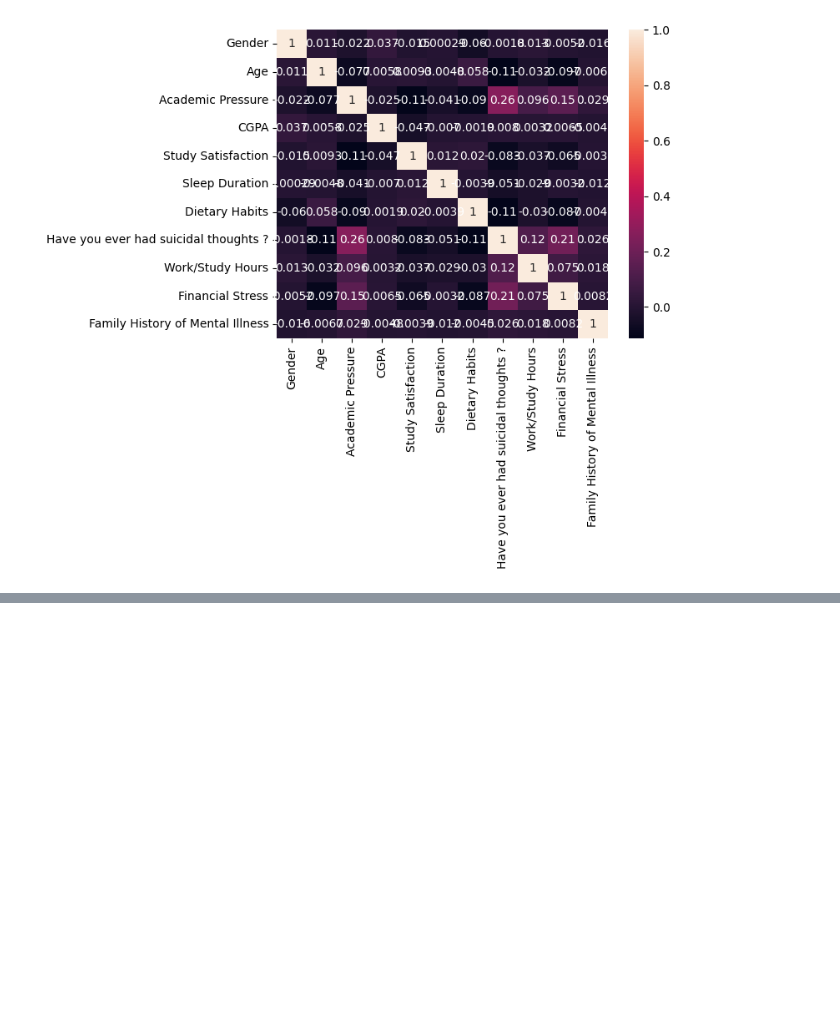
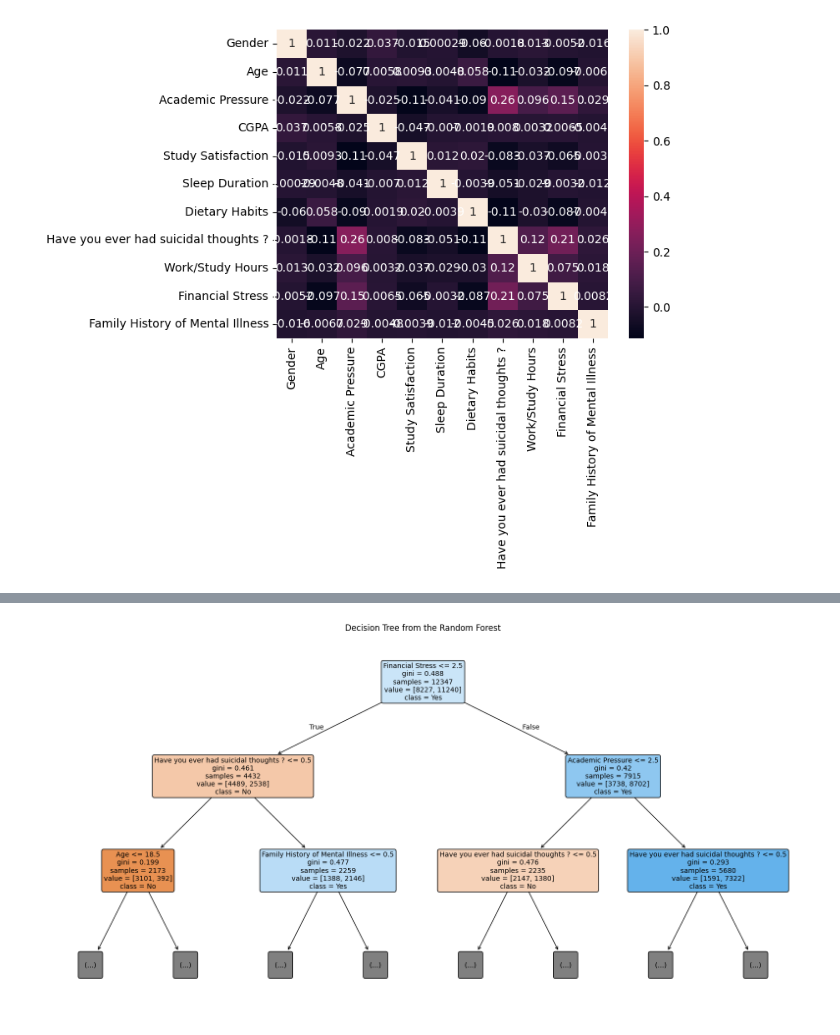
Before and after one commit to seba-art/proyecto1, a Jupyter notebook: prueba.ipynb, the cells around one changed output, grey strips where cells are left out. Saved outputs shown, nothing was run; the diff lists cells and outputs as text; code cells hidden in the pictures; blank space fills up the shorter version.

```diff
--- a/prueba.ipynb
+++ b/prueba.ipynb
@@ -308,0 +295,20 @@ plt.show()
+# %%
+features = data.columns.tolist()
+features = [col for col in data.columns if col != "Depression"]
+class_names = ["No", "Yes"]  # 0 = No depression, 1 = Yes depression
+# %%
+
+from sklearn.tree import plot_tree
+tree = model.estimators_[0]
+plt.figure(figsize=(20,10))  # Set figure size to make the tree more readable
+plot_tree(tree,
+          feature_names=features,  # Use the feature names from the dataset
+          class_names=class_names,  # Use class names (species names)
+          filled=True,              # Fill nodes with colors for better visualization
+          rounded=True,
+          max_depth=2,
+          fontsize=10)             # Rounded edges for nodes
+plt.title("Decision Tree from the Random Forest")
+plt.show()
+# %% [output]
+[figure, added]
```
Also changed, not shown: parts of 11 cells of this notebook.
